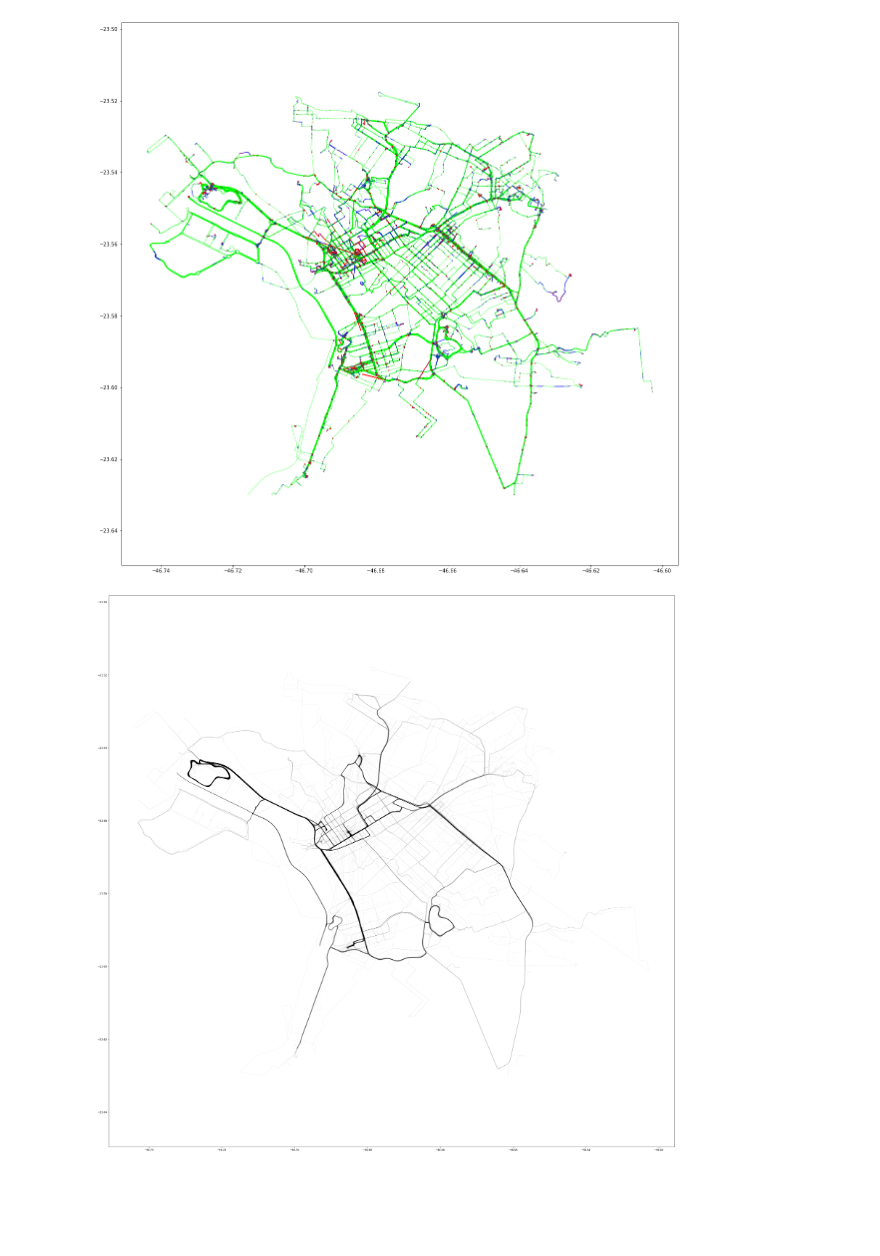
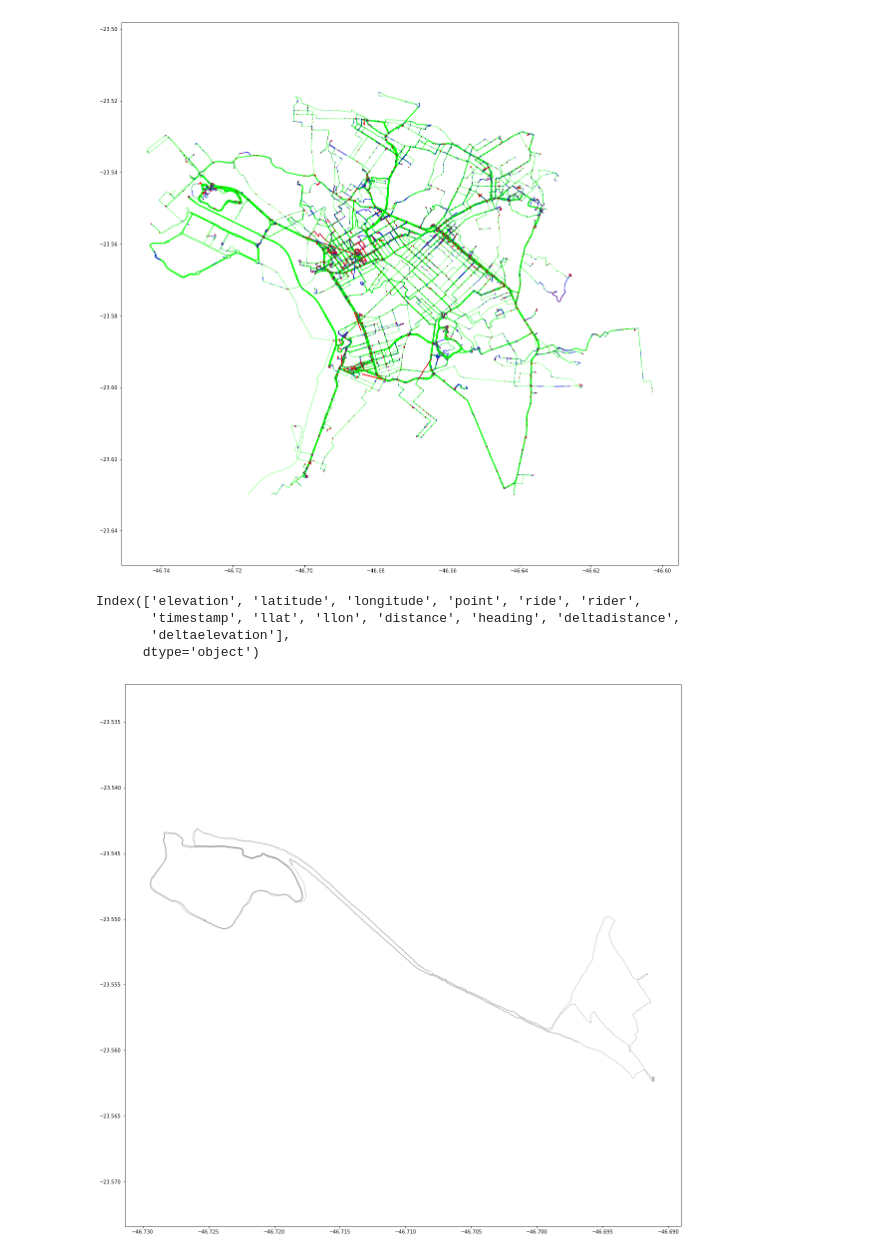
Before and after one commit to sztelzer/Bike-Riding-Analysis, a Jupyter notebook: Bike rides GPS data analysis.ipynb, the cells around one changed output. Cells and saved outputs as stored; diff of their text form; code cells hidden in the pictures; blank space fills up the shorter version.

Commit message:
apply

```diff
--- a/Bike rides GPS data analysis.ipynb
+++ b/Bike rides GPS data analysis.ipynb
@@ -296,28 +299,39 @@ plt.show()
 # %%
 from matplotlib.path import Path
 import matplotlib.patches as patches
+
+def printpath(x):
+    verts = [
+        (x.llon, x.llat),
+        (x.longitude, x.latitude),
+    ]
+    path = Path(verts)
+    patch = patches.PathPatch(path, lw=0.5, alpha=0.5, )
+    ax.add_patch(patch)
+
 
 seg = data
 seg = seg[seg.latitude > -23.63] #east boundary
 seg = seg[seg.latitude < -23.50] #west boundary
 seg = seg[seg.longitude > -46.76] #north boundary
 seg = seg[seg.longitude < -46.60] #south boundary
 
-seg.distance = np.clip(seg.distance, 0, 10) / 10
 
-fig, ax = plt.subplots(figsize=(40, 40))# ax = fig.add_subplot(111)
 
-for i in np.arange(0, len(seg)-1000, 20):
-    verts = [
-        (seg.iloc[i].longitude, seg.iloc[i].latitude),
-        (seg.iloc[i+20].longitude, seg.iloc[i+20].latitude),
-    ]
-    path = Path(verts)
-    patch = patches.PathPatch(path, lw=0.5, alpha=0.5, )
-    ax.add_patch(patch)
+# fig, ax = plt.subplots(figsize=(20, 20))
+fig = plt.figure
+ax = fig.add_subplot(111)
+
+
+print(seg.columns)
+seg[0:10000].apply(printpath, axis=1, raw=False)
 
 ax.axis('equal')
 ax.autoscale_view()
 plt.show()
 # %% [output]
+Index(['elevation', 'latitude', 'longitude', 'point', 'ride', 'rider',
+       'timestamp', 'llat', 'llon', 'distance', 'heading', 'deltadistance',
+       'deltaelevation'],
+      dtype='object')
-[figure, old version]
+[figure, new version]
```
Also changed, not shown: parts of 1 cell of this notebook.
